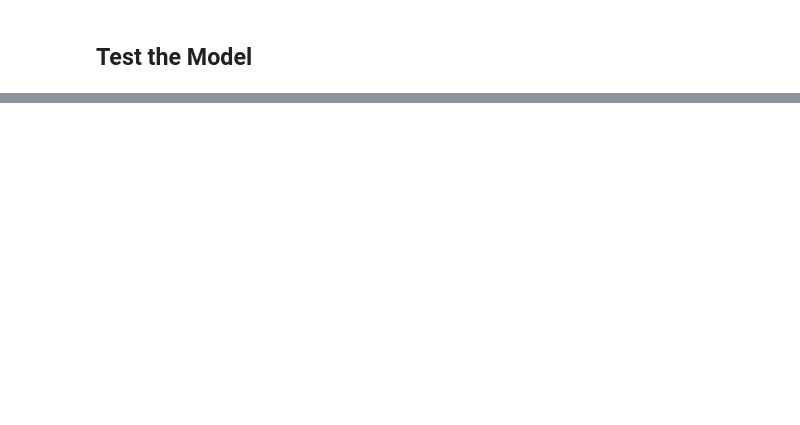
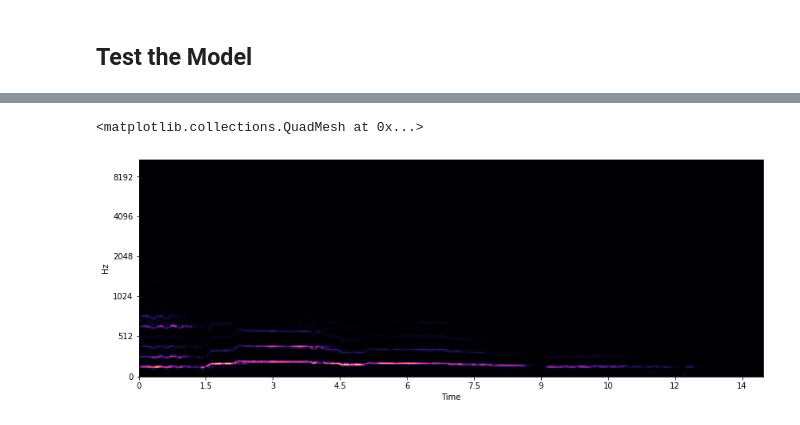
Before and after one commit to ML-Modular-Team/ML_modular_synth, a Jupyter notebook: DDSP/DDSP_colab.ipynb, the cells around one changed output, grey strips where cells are left out. Drawn from its saved outputs; the diff is of its cells as text; code cells hidden in the pictures; blank space fills up the shorter version.

```diff
--- a/DDSP/DDSP_colab.ipynb
+++ b/DDSP/DDSP_colab.ipynb
@@ -461,0 +449,11 @@ display.specshow(Y[0,...].cpu().detach().numpy(), sr=16000, x_axis='time', y_axi
+# %%
+import glob
+import os.path
+
+def listdirectory(path):
+    fichier=[]
+    l = glob.glob(path+'/*')
+    for i in l:
+        if os.path.isdir(i): fichier.extend(listdirectory(i))
+        else: fichier.append(i)
+    return fichier
@@ -461,0 +466,20 @@ display.specshow(Y[0,...].cpu().detach().numpy(), sr=16000, x_axis='time', y_axi
+# %%
+# Import test audio
+path = 'test_data'
+files = listdirectory(path)
+nb_files = len(files)
+file = files[0]
+sample_per_sec = 250
+sr = 16000
+
+# Extract pitch and loudness from test audio
+Fe, y = wavfile.read(file)
+y = y[:,0] + y[:,1] / 2
+y = li.resample(y, Fe, sr)
+y = y.astype(np.float32)
+loudness_env = descriptors.extract_loudness(y, sampling_rate=sr, block_size=int(sr/sample_per_sec), n_fft=2048)
+f0_env = descriptors.extract_pitch(y, sampling_rate=sr, block_size=int(sr/sample_per_sec))
+# %%
+# Play original audio
+ex_audio = y
+ipd.Audio(ex_audio, rate=16000)
@@ -461,0 +488,8 @@ display.specshow(Y[0,...].cpu().detach().numpy(), sr=16000, x_axis='time', y_axi
+# %%
+# Compute spectrogram from original audio
+Y = abs(li.stft(ex_audio, 512))
+plt.figure(figsize=(14, 5))
+display.specshow(Y, sr=16000*2, x_axis='time', y_axis='hz')
+# %% [output]
+<matplotlib.collections.QuadMesh at 0x...>
+[figure, added]
```
Also changed, not shown: parts of 22 cells of this notebook, 7 other files.
